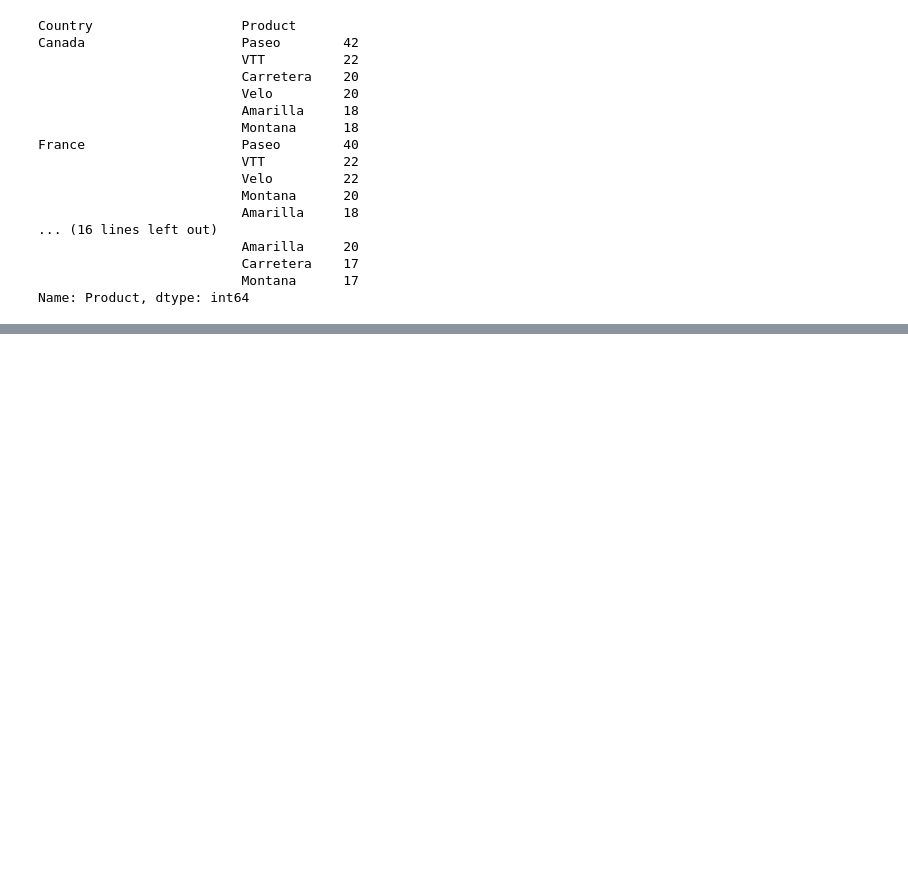
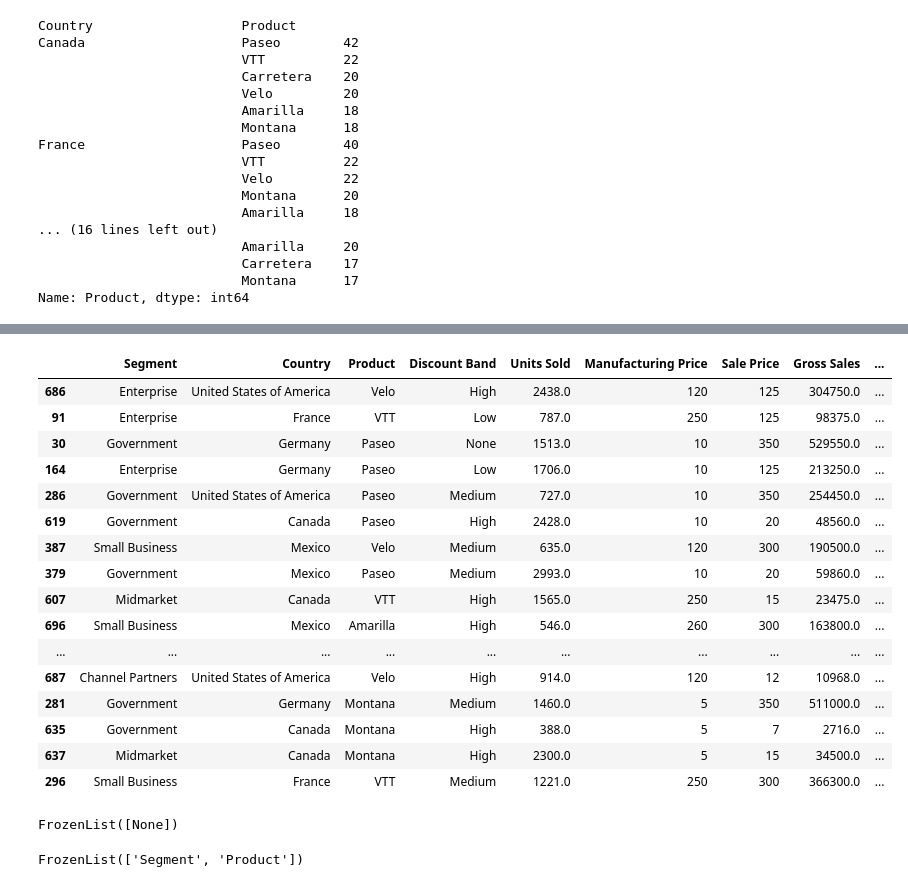
Before and after one commit to sledhead/python_core_test, a Jupyter notebook: pandas_test_3.ipynb, the cells around one changed output, grey strips where cells are left out. Saved outputs shown, nothing was run; the diff lists cells and outputs as text; code cells hidden in the pictures; blank space fills up the shorter version.

Commit message:
pandas index

```diff
--- a/pandas_test_3.ipynb
+++ b/pandas_test_3.ipynb
@@ -220,0 +277,24 @@ Name: Product, dtype: int64
+# %%
+df_1.sample(50)
+# %% [output]
+|  | Segment | Country | Product | Discount Band | Units Sold | Manufacturing Price | Sale Price | Gross Sales | ... |
+| 686 | Enterprise | United States of America | Velo | High | 2438.0 | 120 | 125 | 304750.0 | ... |
+| 91 | Enterprise | France | VTT | Low | 787.0 | 250 | 125 | 98375.0 | ... |
+| 30 | Government | Germany | Paseo | None | 1513.0 | 10 | 350 | 529550.0 | ... |
+| 164 | Enterprise | Germany | Paseo | Low | 1706.0 | 10 | 125 | 213250.0 | ... |
+| 286 | Government | United States of America | Paseo | Medium | 727.0 | 10 | 350 | 254450.0 | ... |
+| 619 | Government | Canada | Paseo | High | 2428.0 | 10 | 20 | 48560.0 | ... |
+| 387 | Small Business | Mexico | Velo | Medium | 635.0 | 120 | 300 | 190500.0 | ... |
+| 379 | Government | Mexico | Paseo | Medium | 2993.0 | 10 | 20 | 59860.0 | ... |
+| 607 | Midmarket | Canada | VTT | High | 1565.0 | 250 | 15 | 23475.0 | ... |
+| 696 | Small Business | Mexico | Amarilla | High | 546.0 | 260 | 300 | 163800.0 | ... |
+| ... | ... | ... | ... | ... | ... | ... | ... | ... | ... |
+| 687 | Channel Partners | United States of America | Velo | High | 914.0 | 120 | 12 | 10968.0 | ... |
+| 281 | Government | Germany | Montana | Medium | 1460.0 | 5 | 350 | 511000.0 | ... |
+| 635 | Government | Canada | Montana | High | 388.0 | 5 | 7 | 2716.0 | ... |
+| 637 | Midmarket | Canada | Montana | High | 2300.0 | 5 | 15 | 34500.0 | ... |
+| 296 | Small Business | France | VTT | Medium | 1221.0 | 250 | 300 | 366300.0 | ... |
+# %%
+df_1.index.names
+# %% [output]
+FrozenList([None])
@@ -220,0 +303,4 @@ Name: Product, dtype: int64
+# %%
+multi.index.names
+# %% [output]
+FrozenList(['Segment', 'Product'])
```
Also changed, not shown: parts of 5 cells of this notebook.
